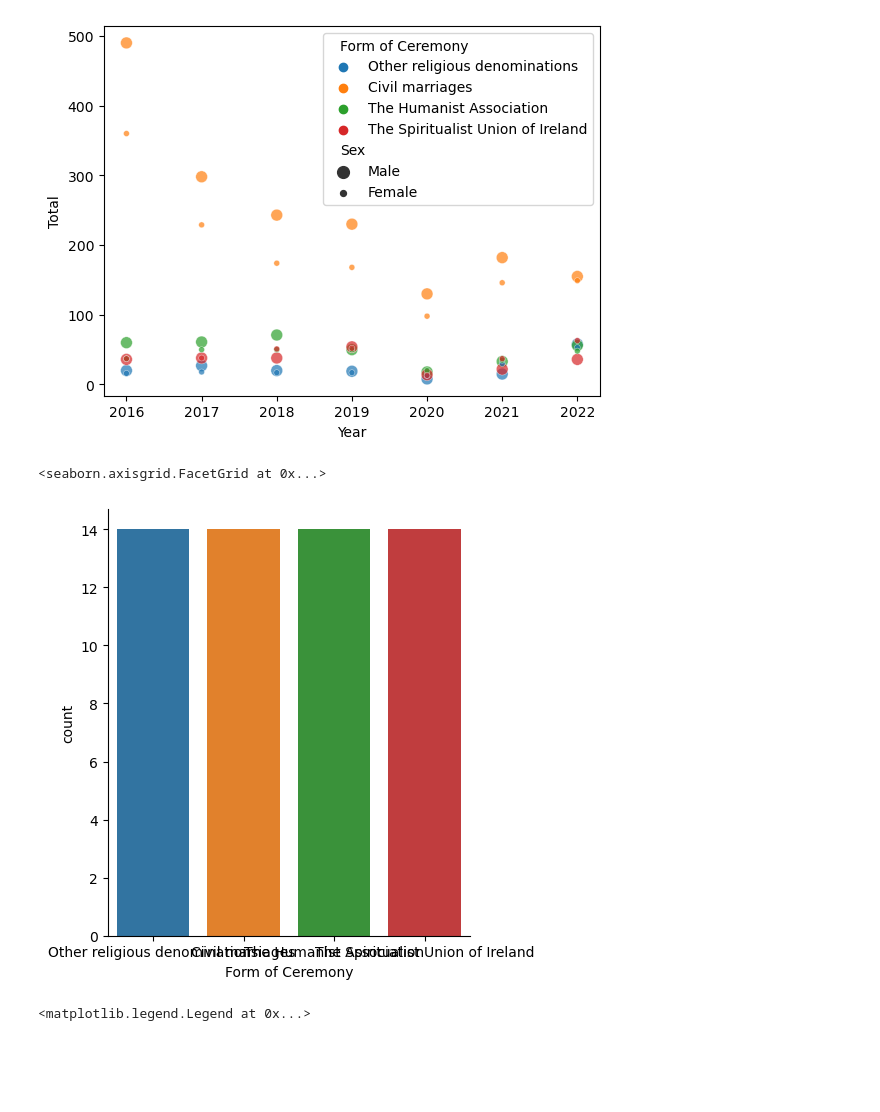
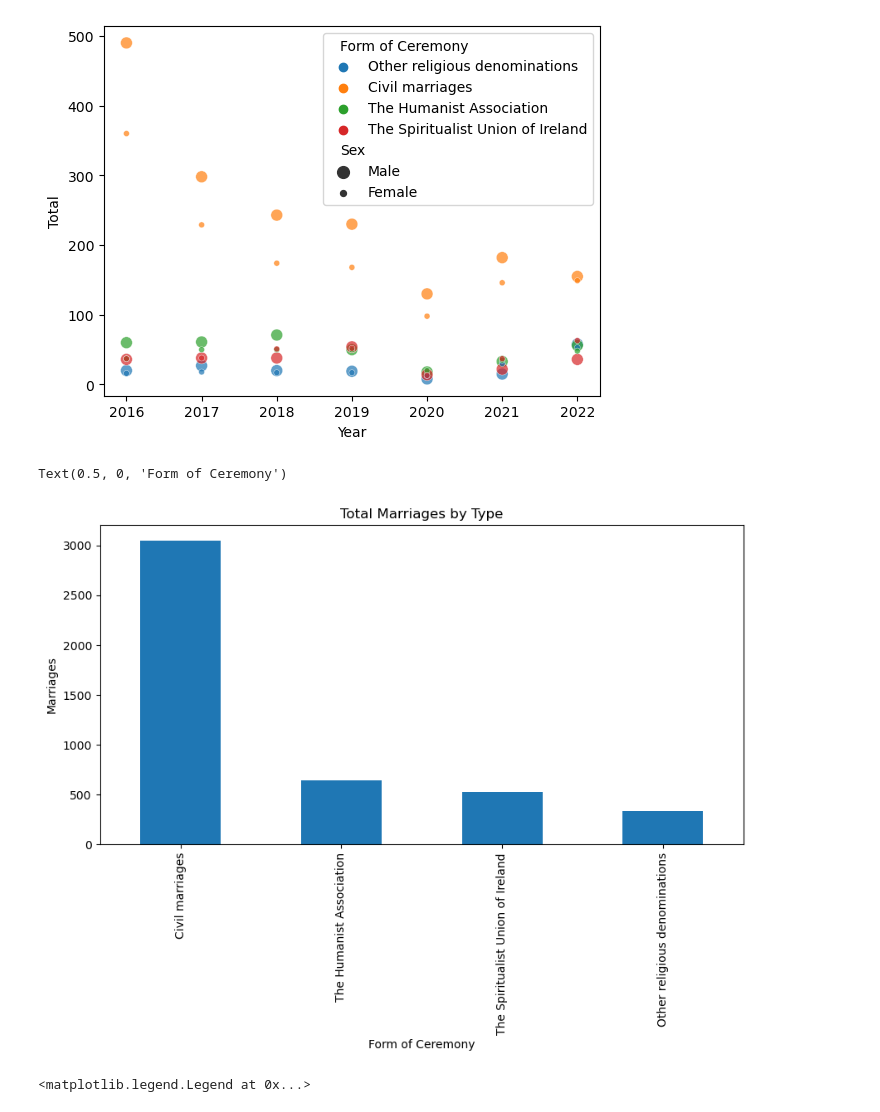
Before and after one commit to EdMendoza93/2023162, a Jupyter notebook: MSC_DA_CA1.ipynb, the cells around one changed output. Saved outputs shown, nothing was run; the diff lists cells and outputs as text; code cells hidden in the pictures; blank space fills up the shorter version.

```diff
--- a/MSC_DA_CA1.ipynb
+++ b/MSC_DA_CA1.ipynb
@@ -288,11 +288,15 @@ sns.scatterplot(data=marriages_df, x='Year', y='Total', hue='Form of Ceremony',
 # %% [output]
 <Axes: xlabel='Year', ylabel='Total'>
 [figure]
-# %%
-sns.catplot(x='Form of Ceremony', data=marriages_df, kind='count')
-# %% [output]
-<seaborn.axisgrid.FacetGrid at 0x...>
-[figure, removed]
+# %%
+top_40_ceremonies = marriages_df.groupby('Form of Ceremony')['Total'].sum().nlargest(40)
+top_40_ceremonies.plot(kind="bar", figsize=(10, 5))
+plt.title("Total Marriages by Type")
+plt.ylabel("Marriages")
+plt.xlabel("Form of Ceremony")
+# %% [output]
+Text(0.5, 0, 'Form of Ceremony')
+[figure, added]
 # %%
 
 sns.scatterplot(data=marriages_df, x='Year', y='Total', hue='Form of Ceremony', size = 'Sex', alpha = 0.7)
```
Also changed, not shown: parts of 4 cells of this notebook.
